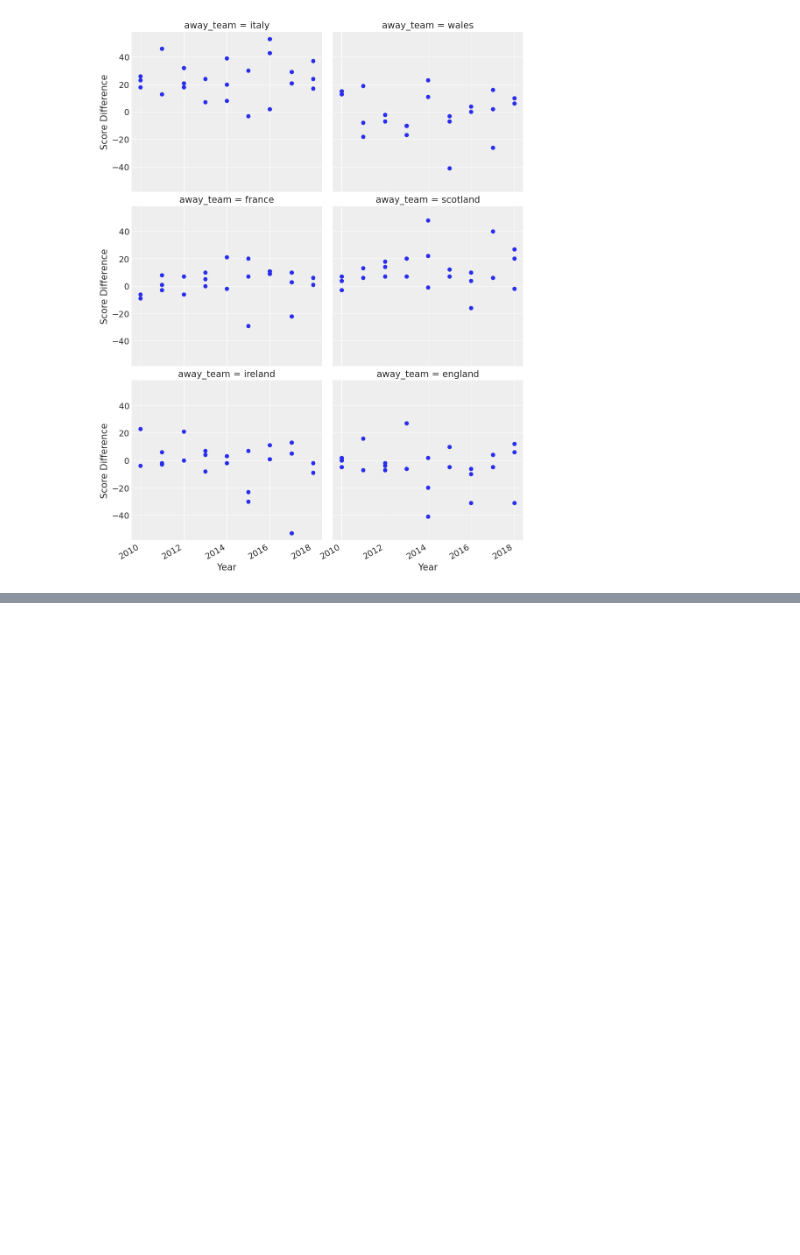
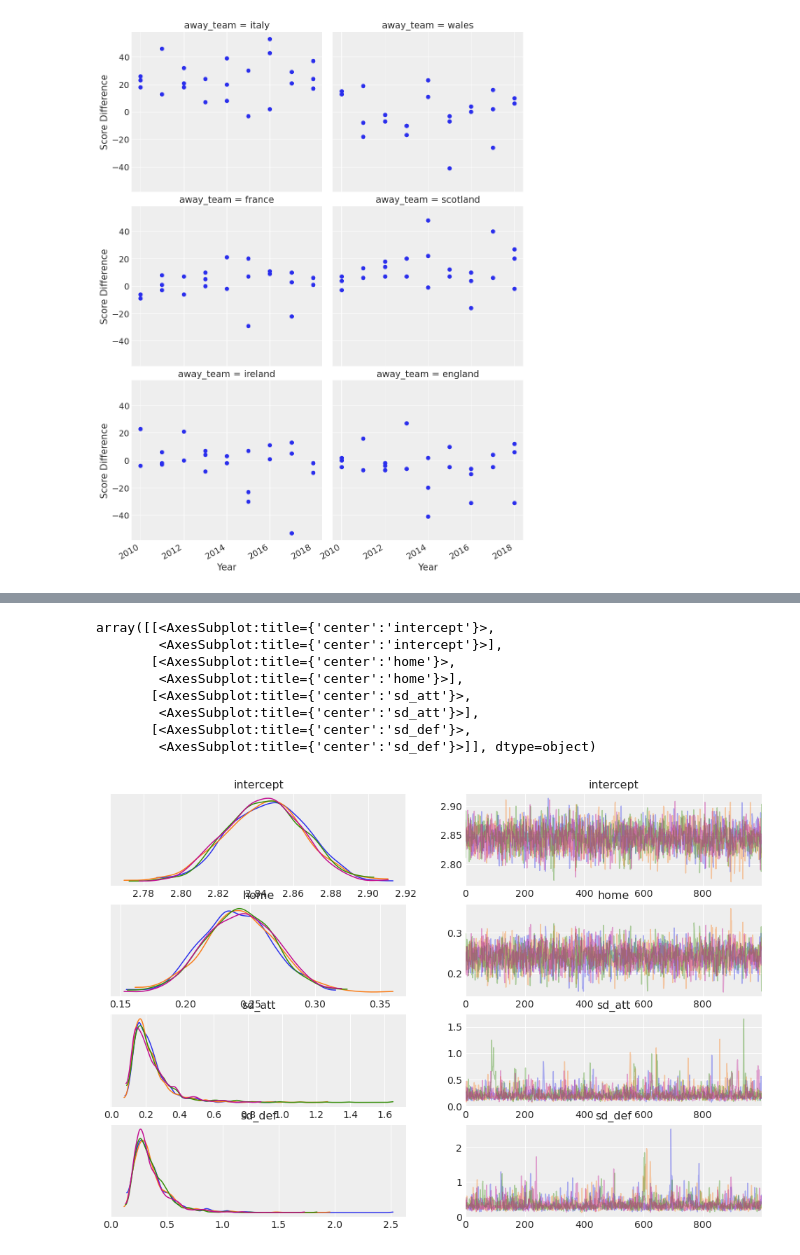
Before and after one commit to Graphight/Learning, a Jupyter notebook: ML-PyMC/tutorial.ipynb, the cells around one changed output, grey strips where cells are left out. Cells and saved outputs as stored; diff of their text form; code cells hidden in the pictures; blank space fills up the shorter version.

```diff
--- a/ML-PyMC/tutorial.ipynb
+++ b/ML-PyMC/tutorial.ipynb
@@ -233,0 +297,12 @@ df_all
+# %%
+az.plot_trace(trace, var_names=["intercept", "home", "sd_att", "sd_def"], compact=False)
+# %% [output]
+array([[<AxesSubplot:title={'center':'intercept'}>,
+        <AxesSubplot:title={'center':'intercept'}>],
+       [<AxesSubplot:title={'center':'home'}>,
+        <AxesSubplot:title={'center':'home'}>],
+       [<AxesSubplot:title={'center':'sd_att'}>,
+        <AxesSubplot:title={'center':'sd_att'}>],
+       [<AxesSubplot:title={'center':'sd_def'}>,
+        <AxesSubplot:title={'center':'sd_def'}>]], dtype=object)
+[figure, added]
```
Also changed, not shown: parts of 34 cells of this notebook.
